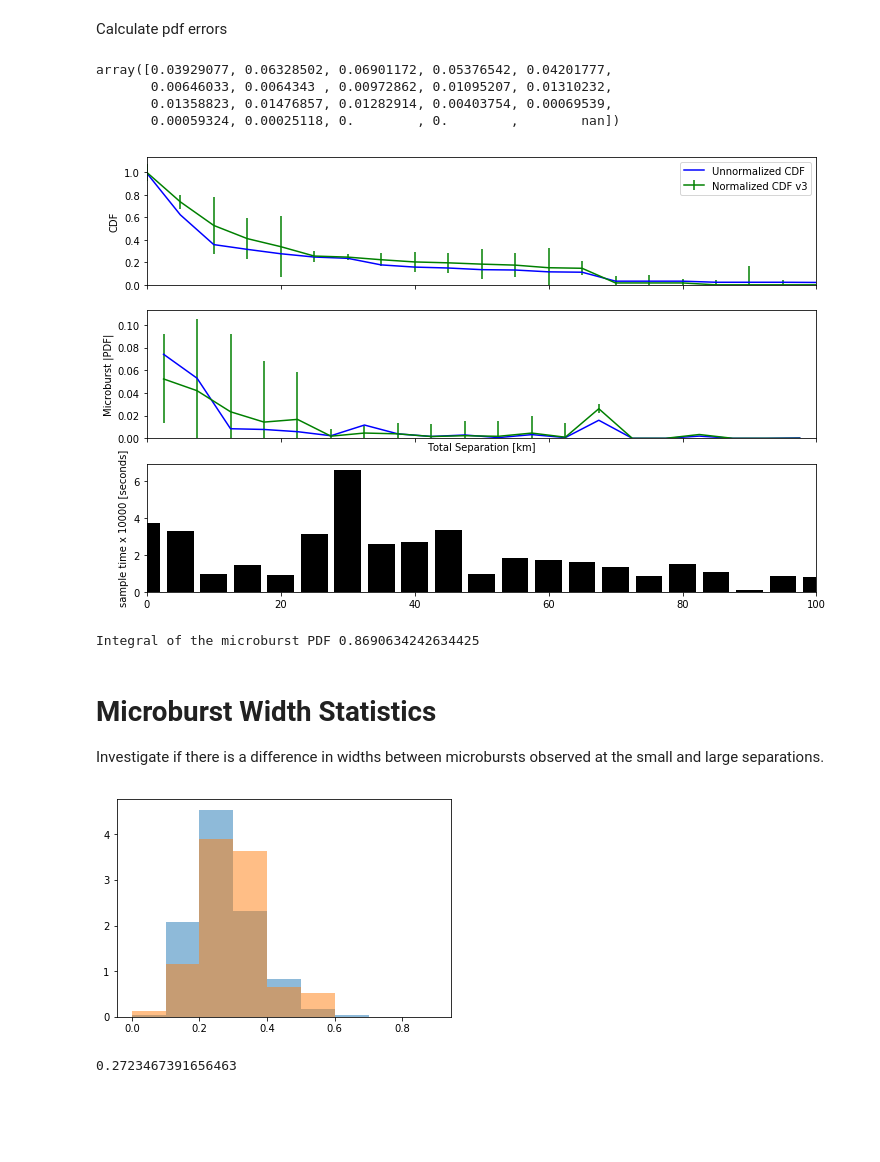
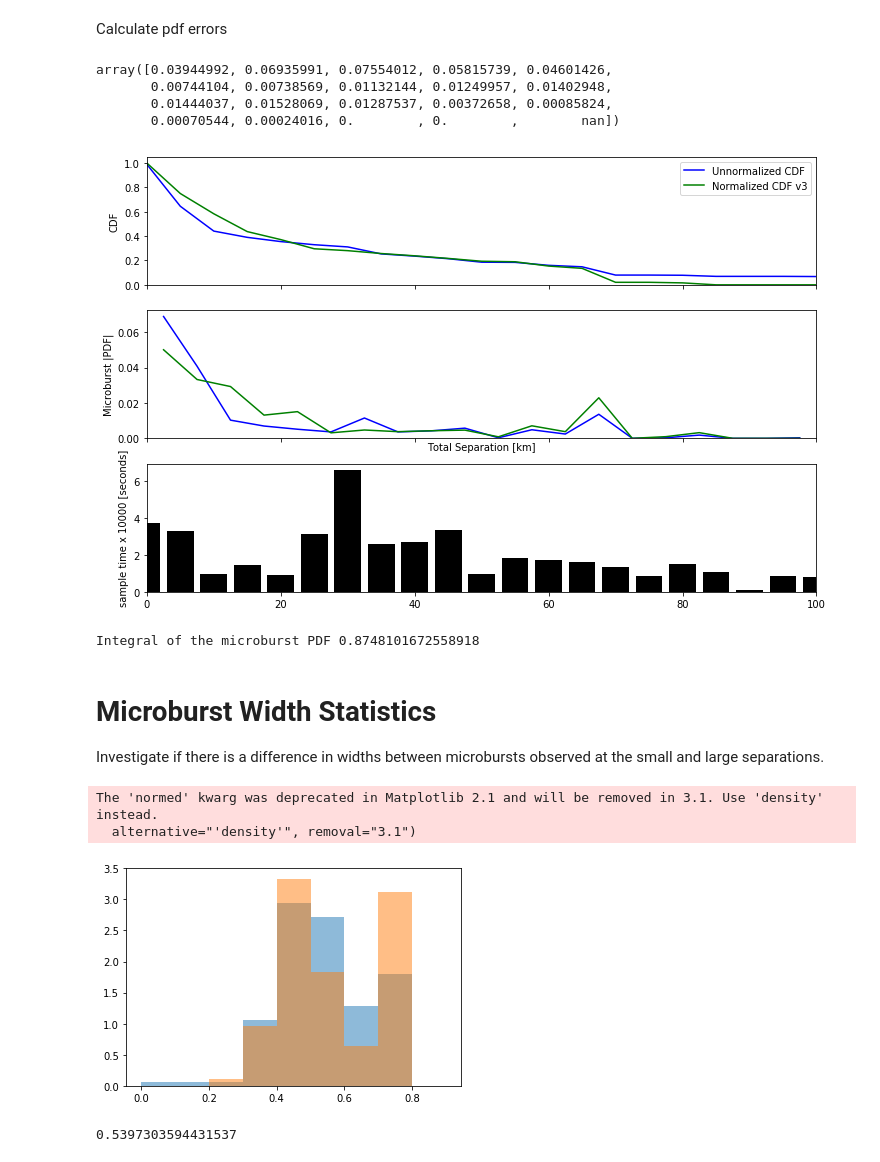
Before and after one commit to mshumko/ac6_microburst_scale_sizes, a Jupyter notebook: stats/microburst_CDF.ipynb, the cells around one changed output. Cells and saved outputs as stored; diff of their text form; code cells hidden in the pictures; blank space fills up the shorter version.

Commit message:
Processed Brady's microbursts. Results look very similar. Need to plot my vs his version against each other.

```diff
--- a/stats/microburst_CDF.ipynb
+++ b/stats/microburst_CDF.ipynb
@@ -12,7 +12,7 @@ WRITE_CDF_TO_FILE = False
 CATALOG_VERSION = 6
 CAT_PATH = ('/home/mike/research/ac6_microburst_scale_sizes/data/'
             'coincident_microbursts_catalogues/'
-            'AC6_coincident_microbursts_sorted_v{}.txt'.format(CATALOG_VERSION))
+            'AC6_coincident_microbursts_sorted_Brady_v{}.txt'.format(CATALOG_VERSION))
 
 EXPOSURE_PATH = '/home/mike/research/ac6_microburst_scale_sizes/data/norm/ac6_norm_all_cdf.csv'
 # EXPOSURE_PATH = '/home/mike/research/ac6_microburst_scale_sizes/data/norm/ac6_norm_all_2km_bins.csv'
@@ -279,36 +279,36 @@ pdf3_err = np.sqrt((A + B)/bin_width).flatten()
 # %%
 pdf3_err
 # %% [output]
-array([0.03929077, 0.06328502, 0.06901172, 0.05376542, 0.04201777,
-       0.00646033, 0.0064343 , 0.00972862, 0.01095207, 0.01310232,
-       0.01358823, 0.01476857, 0.01282914, 0.00403754, 0.00069539,
-       0.00059324, 0.00025118, 0.        , 0.        ,        nan])
+array([0.03944992, 0.06935991, 0.07554012, 0.05815739, 0.04601426,
+       0.00744104, 0.00738569, 0.01132144, 0.01249957, 0.01402948,
+       0.01444037, 0.01528069, 0.01287537, 0.00372658, 0.00085824,
+       0.00070544, 0.00024016, 0.        , 0.        ,        nan])
 # %%
 fig, ax = plt.subplots(3, sharex=True, figsize=(12, 8))
 ax[0].plot(bins, cdf, 'b', label='Unnormalized CDF')
 #ax[0].plot(bins, cdf2, 'r', label='Normalized CDF v2')
-# ax[0].plot(bins, cdf3, 'g', label='Normalized CDF v3')
-ax[0].errorbar(bins, cdf3, yerr=E2.cdf_error, c='g', label='Normalized CDF v3')
+ax[0].plot(bins, cdf3, 'g', label='Normalized CDF v3')
+#ax[0].errorbar(bins, cdf3, yerr=E2.cdf_error, c='g', label='Normalized CDF v3')
 ax[0].set_ylim(bottom=0)
 ax[0].legend()
 ax[0].set_ylabel('CDF')
 pdf_bins = np.convolve([0.5, 0.5], E2.index, mode='valid')
 ax[1].plot(pdf_bins, pdf, 'b');
 #ax[1].plot(pdf_bins, pdf2, 'r');
-#ax[1].plot(pdf_bins, pdf3, 'g');
-ax[1].errorbar(pdf_bins, pdf3, yerr=pdf3_err, c='g');
+ax[1].plot(pdf_bins, pdf3, 'g');
+#ax[1].errorbar(pdf_bins, pdf3, yerr=pdf3_err, c='g');
 ax[1].set_ylabel('Microburst |PDF|')
 ax[2].bar(E.loc[0:205].index, E['Seconds'].loc[0:205]/10000, width=0.8*bin_width, color='k')
 ax[2].set_ylabel('sample time x 10000 [seconds]'); ax[1].set_xlabel('Total Separation [km]');
 ax[0].set_xlim(0, MAX_SEP)
 ax[1].set_ylim(bottom=0);
-#plt.savefig('ac6_microburst_cdf_pdf_v3.png')
+plt.savefig('ac6_microburst_cdf_pdf_v3_brady.png')
 # %% [output]
-[figure, old version]
+[figure, new version]
 # %%
 print('Integral of the microburst PDF', scipy.integrate.trapz(pdf3, dx=bin_width))
 # %% [output]
-Integral of the microburst PDF 0.8690634242634425
+Integral of the microburst PDF 0.8748101672558918
 # %% [markdown]
 # Microburst Width Statistics
 Investigate if there is a difference in widths between microbursts observed at the small and large separations.
@@ -322,8 +322,10 @@ similar_width_events_large = similar_width_events[similar_width_events['Dist_Tot
 plt.hist(similar_width_events_small['peak_width_A'], bins=np.arange(0, 1, 0.1), normed=True, alpha=0.5);
 plt.hist(similar_width_events_large['peak_width_A'], bins=np.arange(0, 1, 0.1), normed=True, alpha=0.5);
 # %% [output]
+The 'normed' kwarg was deprecated in Matplotlib 2.1 and will be removed in 3.1. Use 'density' instead.
+  alternative="'density'", removal="3.1")
-[figure, old version]
+[figure, new version]
 # %%
 similar_width_events_small['peak_width_A'].mean()
 # %% [output]
-0.2723467391656463
+0.5397303594431537
```
Also changed, not shown: parts of 13 cells of this notebook.
